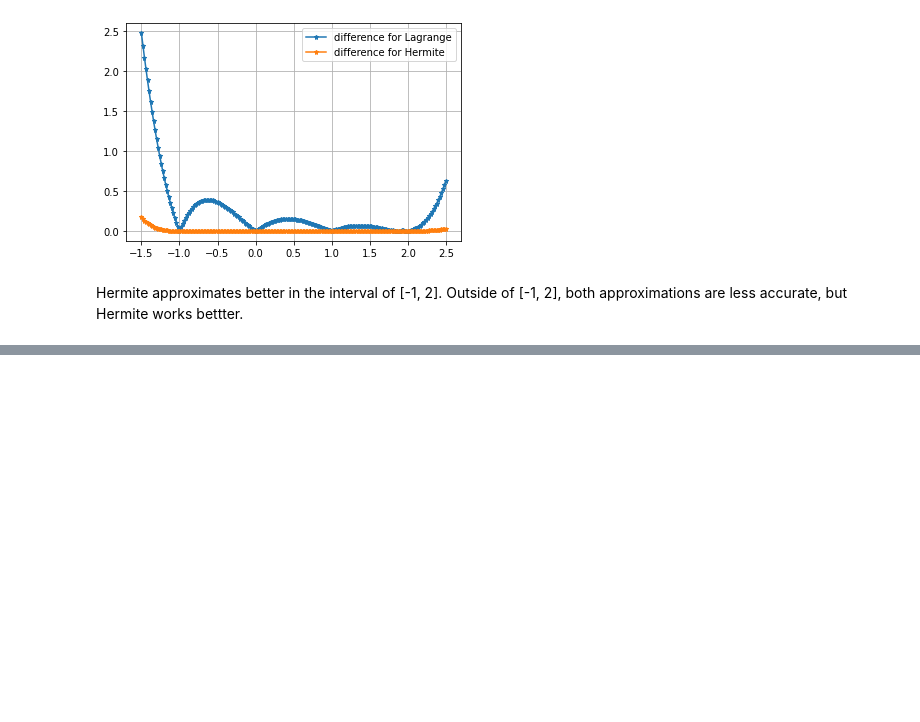
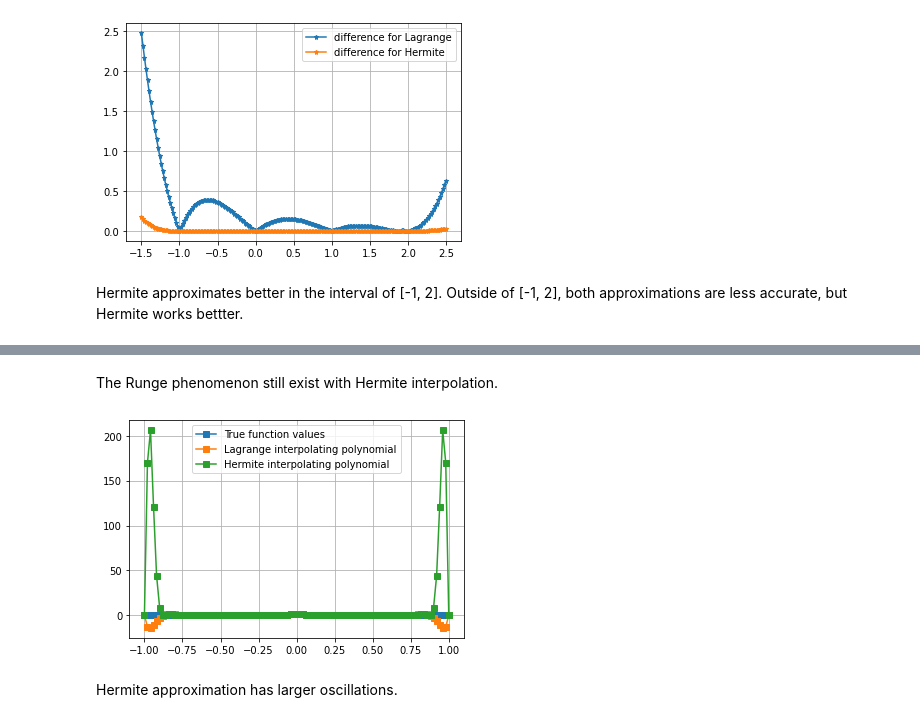
Before and after one commit to n8tlmps/MATH323-NumericalAnalysis, a Jupyter notebook: Lab5.ipynb, the cells around one changed output, grey strips where cells are left out. Cells and saved outputs as stored; diff of their text form; code cells hidden in the pictures; blank space fills up the shorter version.

```diff
--- a/Lab5.ipynb
+++ b/Lab5.ipynb
@@ -127,0 +162,21 @@ Hermite approximates better in the interval of [-1, 2]. Outside of [-1, 2], both
+# %% [markdown]
+The Runge phenomenon still exist with Hermite interpolation.
+# %%
+xx = np.linspace(-1,1,17) # 16 subintervals
+ff = f(xx)
+ffd = fd(xx)
+xp = np.linspace(-1, 1, 101)
+
+FDapprox = lagrangeInterpFD(xx, ff, xp)
+Happrox = hermiteInterp(xx, ff, ffd, xp)
+
+plt.plot(xp, f(xp), marker='s', markersize=6) # true values
+plt.plot(xp, FDapprox, marker='s', markersize=6) # Lagrange approx
+plt.plot(xp, Happrox, marker='s', markersize=6) # Hermite approx
+plt.legend(["True function values", "Lagrange interpolating polynomial", "Hermite interpolating polynomial"])
+plt.grid()
+plt.show()
+# %% [output]
+[figure, added]
+# %% [markdown]
+Hermite approximation has larger oscillations.
```
Also changed, not shown: parts of 6 cells of this notebook.
